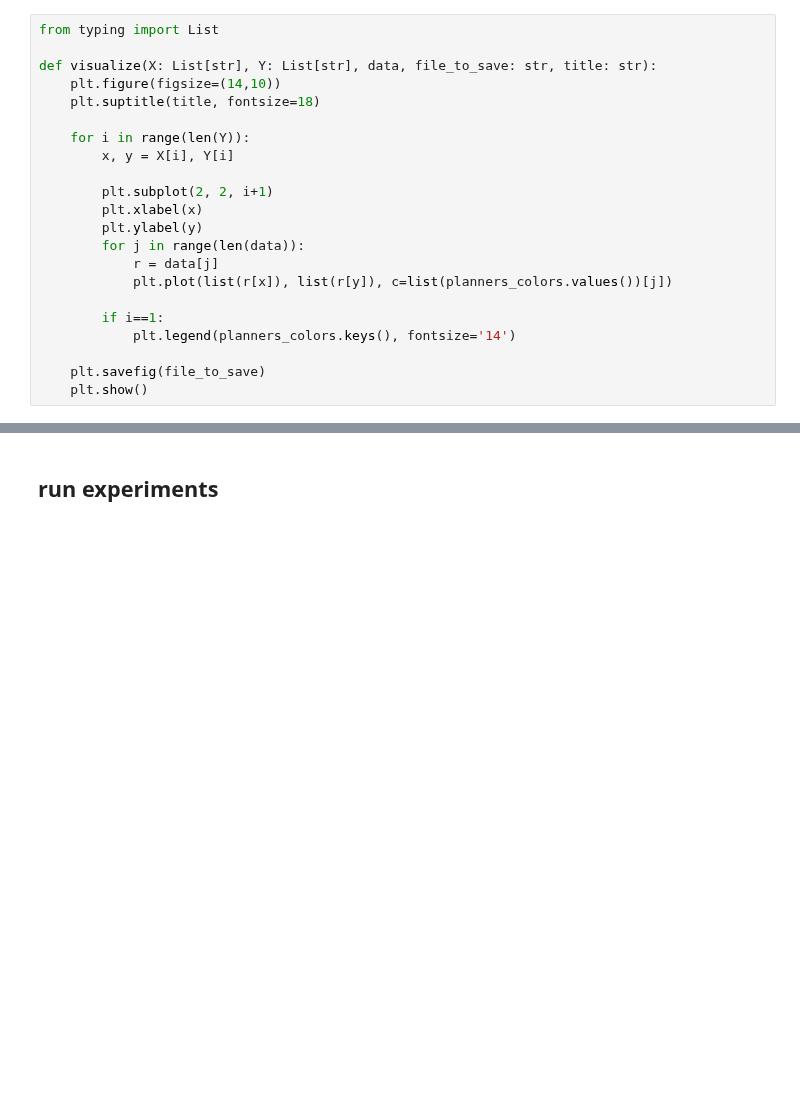
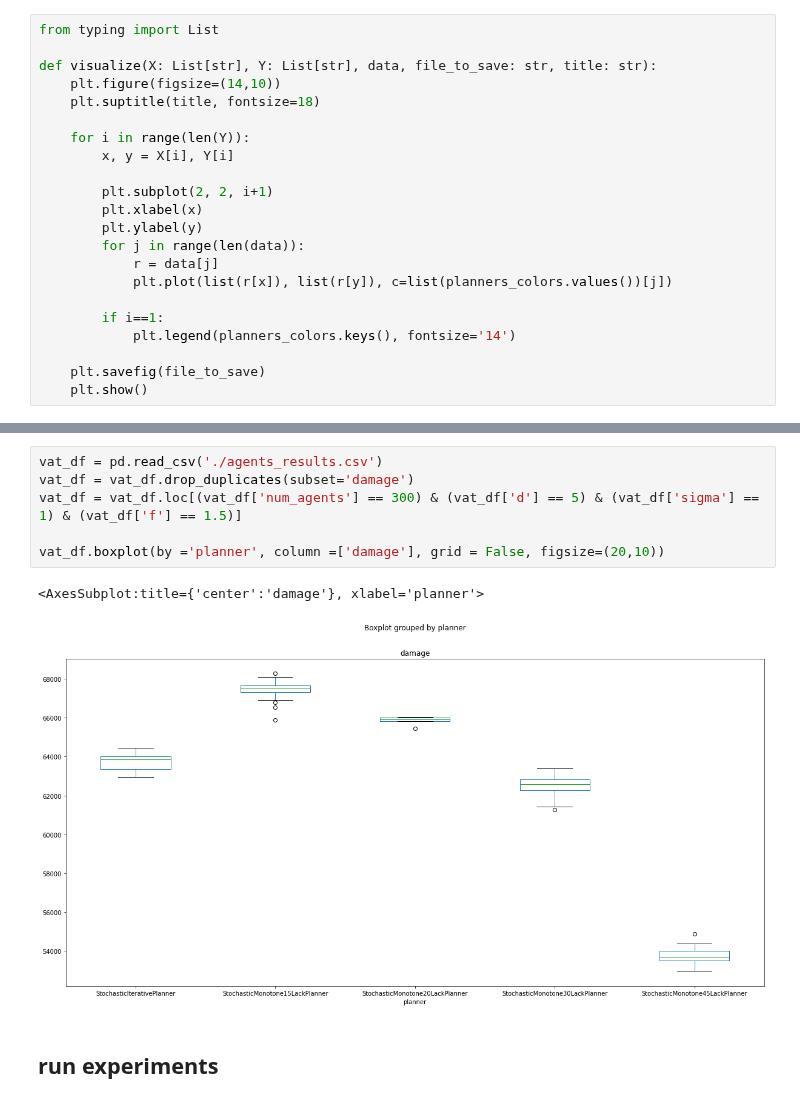
Before and after one commit to Elilgo324/dsd, a Jupyter notebook: experiments/stochastic/stochastic_analysis.ipynb, the cells around one changed output, grey strips where cells are left out. Cells and saved outputs as stored; diff of their text form; blank space fills up the shorter version.

```diff
--- a/experiments/stochastic/stochastic_analysis.ipynb
+++ b/experiments/stochastic/stochastic_analysis.ipynb
@@ -113,3 +113,12 @@ visualize(X, Y, robots_results, file_to_save, title)
+# %%
+vat_df = pd.read_csv('./agents_results.csv')
+vat_df = vat_df.drop_duplicates(subset='damage')
+vat_df = vat_df.loc[(vat_df['num_agents'] == 300) & (vat_df['d'] == 5) & (vat_df['sigma'] == 1) & (vat_df['f'] == 1.5)]
+
+vat_df.boxplot(by ='planner', column =['damage'], grid = False, figsize=(20,10))
+# %% [output]
+<AxesSubplot:title={'center':'damage'}, xlabel='planner'>
+[figure, added]
 # %% [markdown]
 ## run experiments
 # %% [markdown]
```
Also changed, not shown: parts of 6 cells of this notebook, 2 other files.
